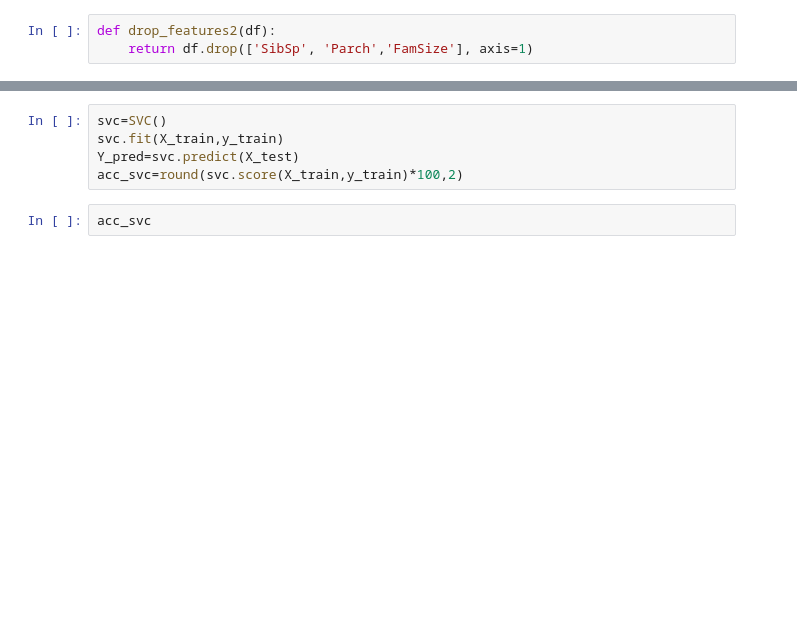
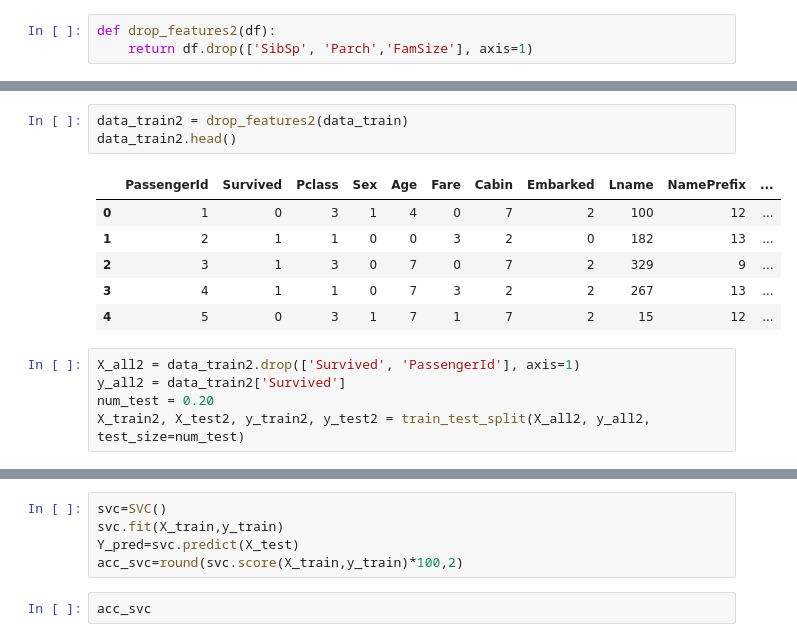
Before and after one commit to nvalencia/Herramientas-Computacionales-IMEC3602, a Jupyter notebook: Proyecto/Titanic_the project.ipynb, the cells around one changed output, grey strips where cells are left out. Saved outputs shown, nothing was run; the diff lists cells and outputs as text; blank space fills up the shorter version.

```diff
--- a/Proyecto/Titanic_the project.ipynb
+++ b/Proyecto/Titanic_the project.ipynb
@@ -357,0 +346,15 @@ drop_features2(data_train)
+# %%
+data_train2 = drop_features2(data_train)
+data_train2.head()
+# %% [output]
+|  | PassengerId | Survived | Pclass | Sex | Age | Fare | Cabin | Embarked | Lname | NamePrefix | ... |
+| 0 | 1 | 0 | 3 | 1 | 4 | 0 | 7 | 2 | 100 | 12 | ... |
+| 1 | 2 | 1 | 1 | 0 | 0 | 3 | 2 | 0 | 182 | 13 | ... |
+| 2 | 3 | 1 | 3 | 0 | 7 | 0 | 7 | 2 | 329 | 9 | ... |
+| 3 | 4 | 1 | 1 | 0 | 7 | 3 | 2 | 2 | 267 | 13 | ... |
+| 4 | 5 | 0 | 3 | 1 | 7 | 1 | 7 | 2 | 15 | 12 | ... |
+# %%
+X_all2 = data_train2.drop(['Survived', 'PassengerId'], axis=1)
+y_all2 = data_train2['Survived']
+num_test = 0.20
+X_train2, X_test2, y_train2, y_test2 = train_test_split(X_all2, y_all2, test_size=num_test)
```
Also changed, not shown: parts of 82 cells of this notebook, 6 other files.
